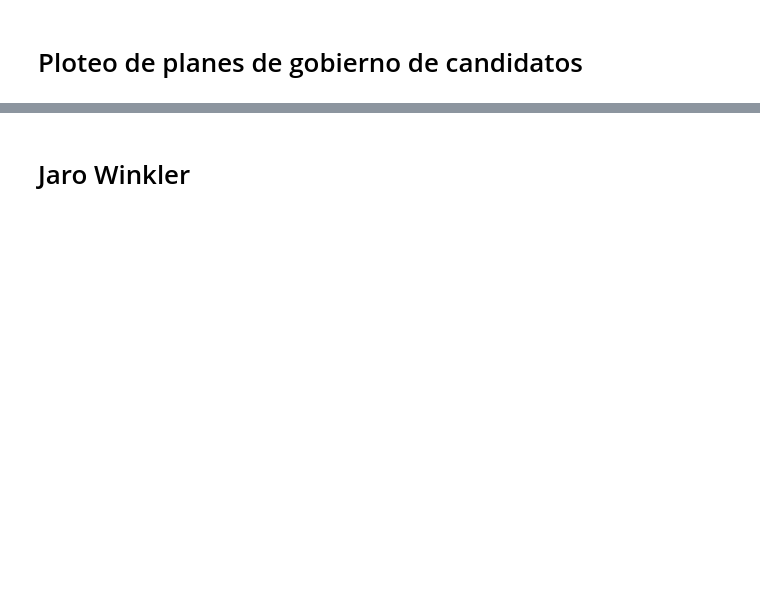
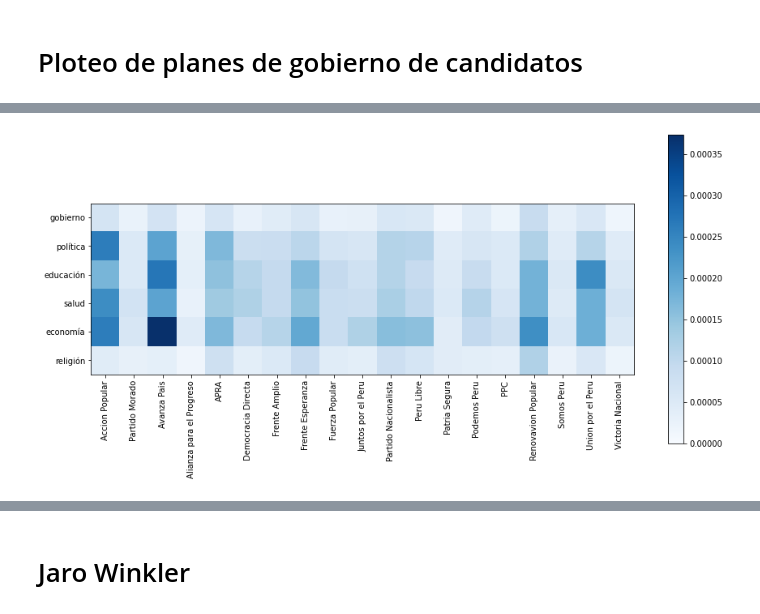
Before and after one commit to Honorio-apz/gobierno, a Jupyter notebook: PlanesdeGobierno0.2.ipynb, the cells around one changed output, grey strips where cells are left out. Drawn from its saved outputs; the diff is of its cells as text; code cells hidden in the pictures; blank space fills up the shorter version.

```diff
--- a/PlanesdeGobierno0.2.ipynb
+++ b/PlanesdeGobierno0.2.ipynb
@@ -269 +408,18 @@ def ploteo(Text_P,i,NombreP):
+# %%
+fig = plt.figure(figsize=[15,7])
+cmap_ = 'Blues'
+areas = ['gobierno', 'política', 'educación', 'salud','economía', 'religión']
+# dates = ['March', 'April', 'May', 'June', 'July', 'August', 'September', 'October', 'November', 'December']
+# plt.subplot(1,2,1)
+plt.imshow(np.array(norm_freq).T, cmap=cmap_, vmin=0)
+plt.xticks(np.arange(0,len(Corpus)), data['Partido'], rotation=90)#
+plt.yticks(np.arange(0,6), areas , rotation=0)
+plt.colorbar()
+# plt.title('Number of Tweets per category - 2020, Peru')
+# plt.text(8,-1.2,'Data: https://www.medrxiv.org/content/10.1101/2020.04.06.20055749v1',ha="center", va="center")
+# plt.text(0,-1.2,'created by jecs89')
+plt.show()
+fig.savefig('color_map_sectores_2020.pdf', bbox_inches = 'tight', pad_inches = 0)
+# %% [output]
+[figure, added]
 # %%
```
Also changed, not shown: parts of 26 cells of this notebook.
